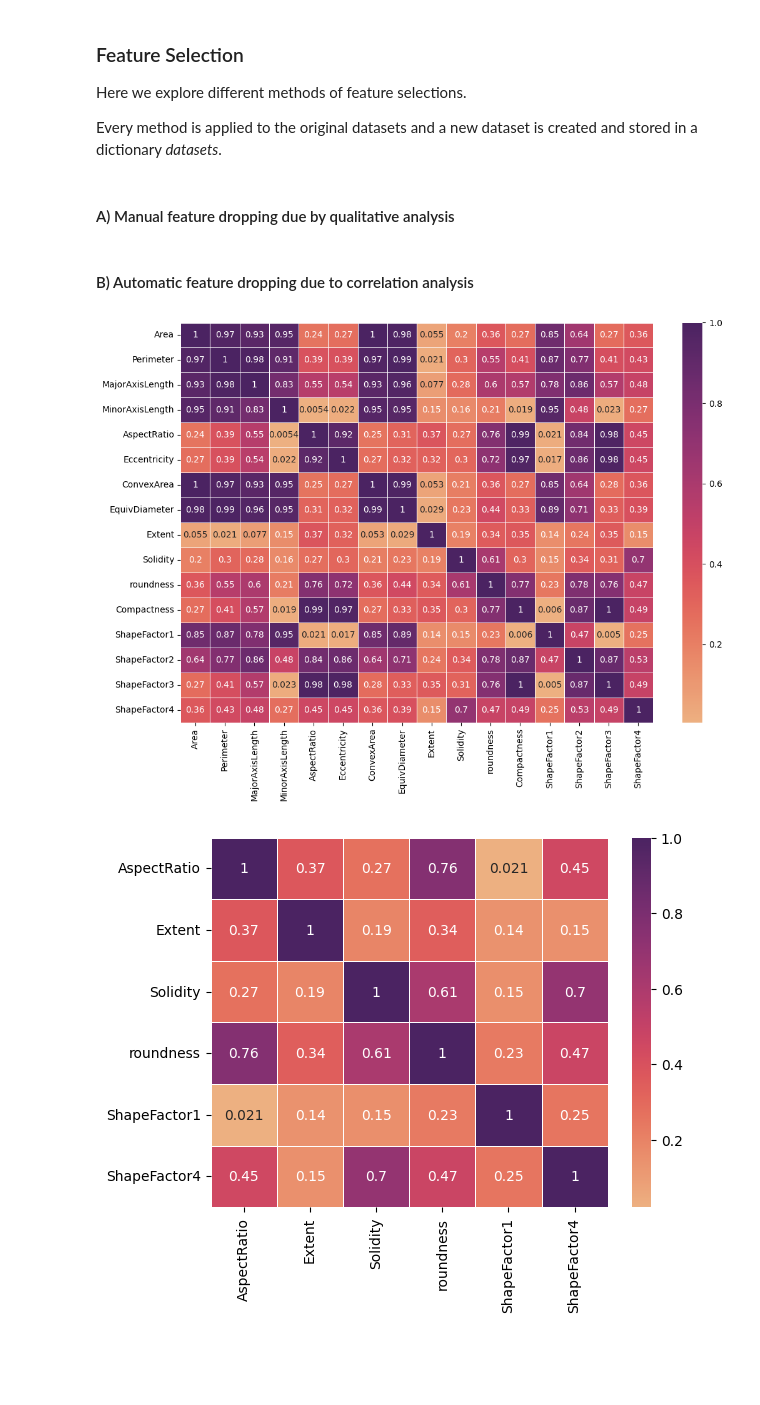
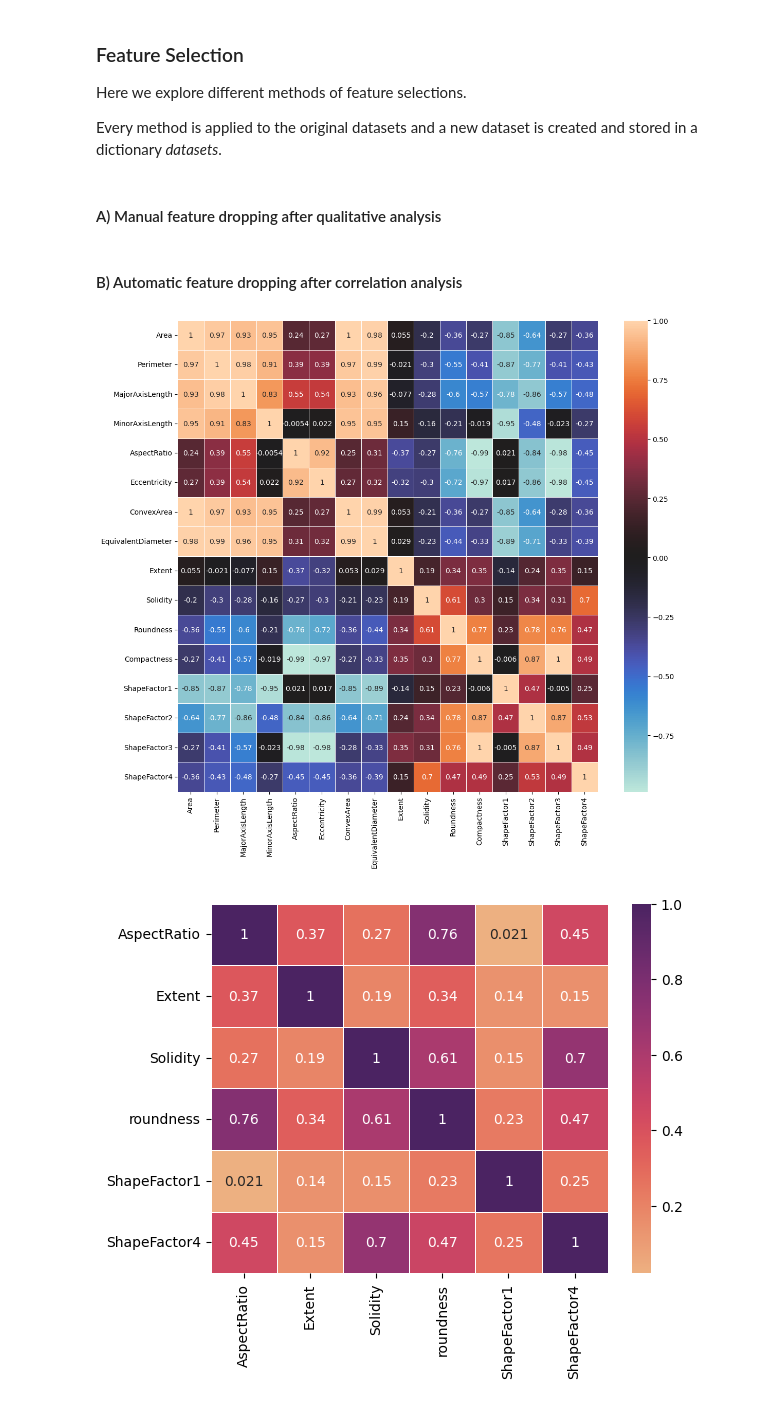
Before and after one commit to samuponz/drybeans, a Jupyter notebook: dry_beans_main.ipynb, the cells around one changed output. Saved outputs shown, nothing was run; the diff lists cells and outputs as text; code cells hidden in the pictures; blank space fills up the shorter version.

```diff
--- a/dry_beans_main.ipynb
+++ b/dry_beans_main.ipynb
@@ -318,6 +357,9 @@ df = pd.read_excel("DryBeanDataset/Dry_Bean_Dataset.xlsx")
 # %%
 df = df.drop_duplicates(ignore_index=True)
 df.rename(columns = {'AspectRation':'AspectRatio'}, inplace = True)
+df.rename(columns = {'roundness':'Roundness'}, inplace = True)
+df.rename(columns = {'EquivDiameter':'EquivalentDiameter'}, inplace = True)
+
 df = df.astype({'Area': 'float64'})
 df = df.astype({'ConvexArea': 'float64'})
 df = df.astype({'Class': 'string'})
@@ -331,8 +373,11 @@ features.remove('Class');
 #             'Extent', 'Solidity', 'roundness', 'Compactness', 'ShapeFactor1', 'ShapeFactor2','ShapeFactor3', 'ShapeFactor4'];
 
 df.info()
+
+
+pd.set_option('display.float_format', lambda x: '%.3E' % x)
+
 df.describe()
-# df[df['Class']=='BOMBAY'].describe()
 # %% [output]
 <class 'pandas.core.frame.DataFrame'>
 RangeIndex: 13543 entries, 0 to 13542
@@ -433,7 +497,7 @@ Every method is applied to the original datasets and a new dataset is created an
 datasets = {}
 datasets['dataset_raw'] = df
 # %% [markdown]
-#### A) Manual feature dropping due by qualitative analysis
+#### A) Manual feature dropping after qualitative analysis
 # %%
 # ARBITRARY DROPPING BY CORRELATION ANALYSIS
 # Note: Area and ConvexArea are almost perfectly correlated: we already noticed that mathematically one is the square root of the other.
@@ -442,24 +506,25 @@ datasets['dataset_raw'] = df
 
 datasets['dataset_A'] = df.drop(['ConvexArea', 'EquivDiameter', 'Compactness'], axis=1)
 # %% [markdown]
-#### B) Automatic feature dropping due to correlation analysis
+#### B) Automatic feature dropping after correlation analysis
 # %%
 # CORRELATION
-fig, ax = plt.subplots(figsize=(11,8))
-CORR_MAP = df.corr(numeric_only = True).abs()
+fig, ax = plt.subplots(figsize=(12,11))
+CORR_MAP = df.corr(numeric_only = True)
+# CORR_MAP = df.corr(numeric_only = True).abs()
 Steep = 10.0
 Stretch = 2.002
 if Stretch < 2.0 :
     Stretch = 2.0
 HIGH_CORR = (np.tan((np.pi/Stretch) * np.abs(CORR_MAP)) * (1 / Steep)) #LOW INFORMATION
 LOW_CORR  = (np.tan((np.pi/Stretch) * (1 - np.abs(CORR_MAP))) * (1 / Steep)) #HIGH INFORMATION
 
-sns.heatmap(CORR_MAP,annot=True,linewidths=.5, cmap="flare"); # cmap="rocket_r"
+sns.heatmap(CORR_MAP,annot=True,linewidths=.5, cmap="icefire"); # cmap="rocket_r"
 #sns.heatmap(HIGH_CORR,annot=True,linewidths=.5, cmap="flare"); # cmap="rocket_r"
 #sns.heatmap(LOW_CORR,annot=True,linewidths=.5, cmap="flare"); # cmap="rocket_r"
 
 fig.tight_layout()
 # %% [output]
-[figure, old version]
+[figure, new version]
 # %%
 # PRUNING BY CORRELATION
```
Also changed, not shown: parts of 39 cells of this notebook.
